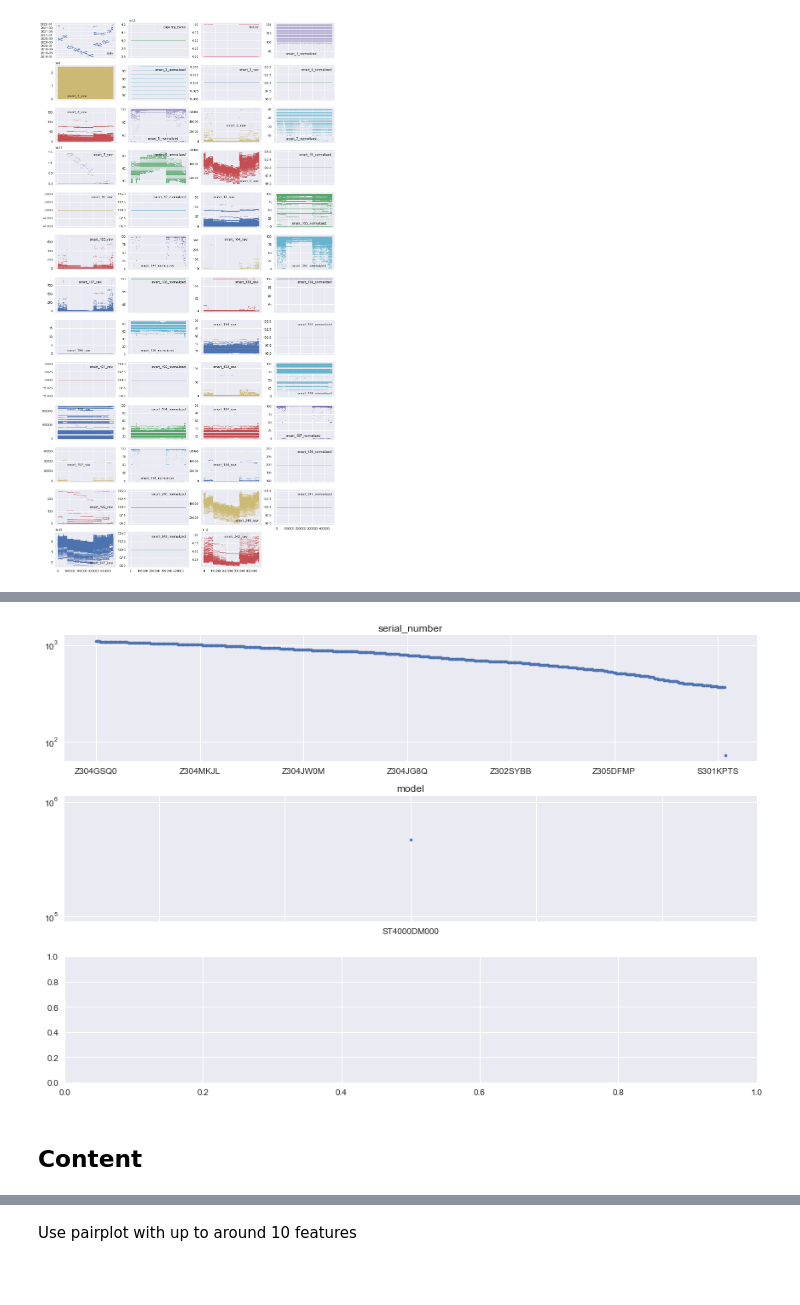
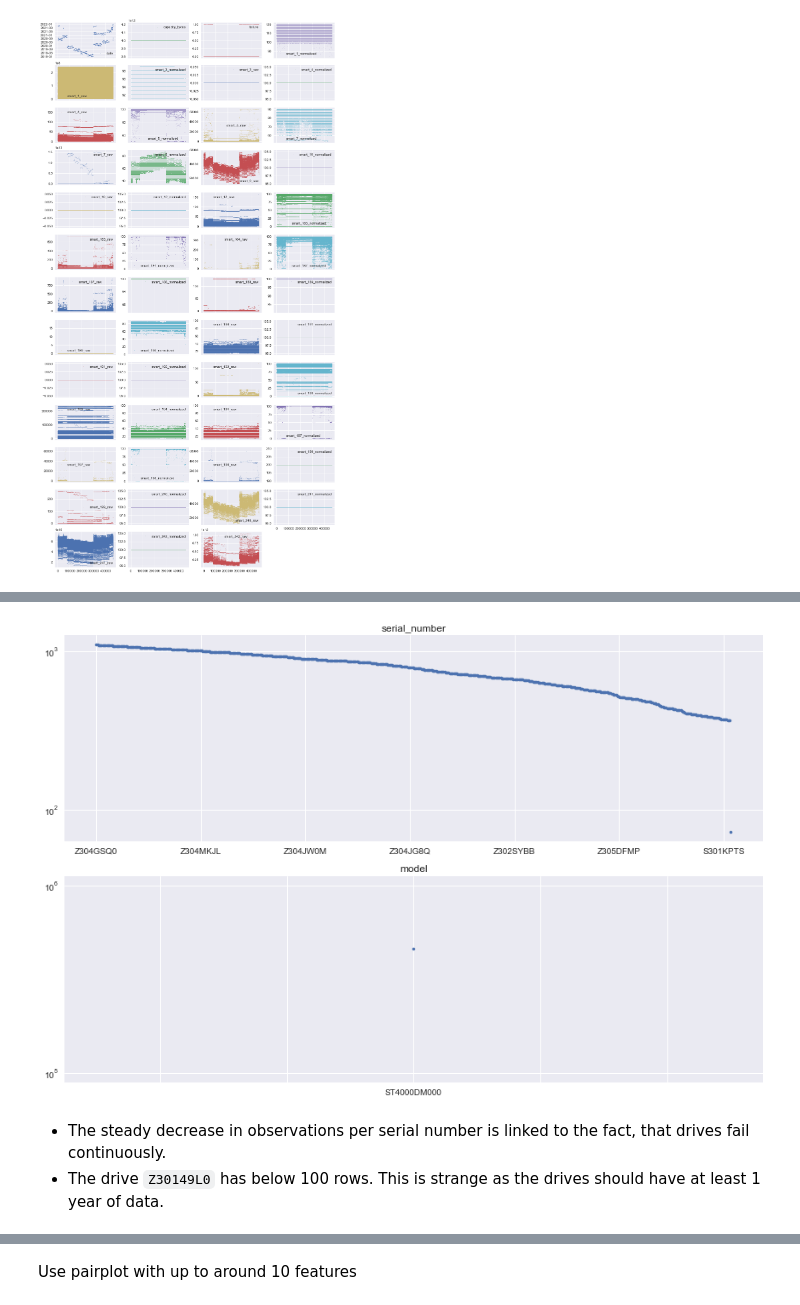
Before and after one commit to felix-roc/ds-projects-capstone, a Jupyter notebook: notebooks/EDA/felix-EDA.ipynb, the cells around one changed output, grey strips where cells are left out. Drawn from its saved outputs; the diff is of its cells as text; code cells hidden in the pictures; blank space fills up the shorter version.

```diff
--- a/notebooks/EDA/felix-EDA.ipynb
+++ b/notebooks/EDA/felix-EDA.ipynb
@@ -140,21 +197,17 @@ df.describe(exclude=["number", "datetime"])
 # %%
-# Create figure object with 3 subplots
-fig, axes = plt.subplots(ncols=1, nrows=3, figsize=(12, 8))
-
+# Create figure object with 2 subplots
+fig, axes = plt.subplots(ncols=1, nrows=2, figsize=(12, 8))
 # Identify non-numerical features
 df_non_numerical = df.select_dtypes(exclude=["number", "datetime"])
-
 # Loop through features and put each subplot on a matplotlib axis object
 for col, ax in zip(df_non_numerical.columns, axes.ravel()):
-
     # Selects one single feature and counts number of occurrences per unique value
     df_non_numerical[col].value_counts().plot(
-
         # Plots this information in a figure with log-scaled y-axis
         logy=True, title=col, lw=0, marker=".", ax=ax)
-
 plt.tight_layout();
 # %% [output]
-[figure, old version]
+[figure, new version]
-# %% [markdown]
-## Content
+# %% [markdown]
+* The steady decrease in observations per serial number is linked to the fact, that drives fail continuously.
+* The drive `Z30149L0` has below 100 rows. This is strange as the drives should have at least 1 year of data.
```
Also changed, not shown: parts of 89 cells of this notebook.
